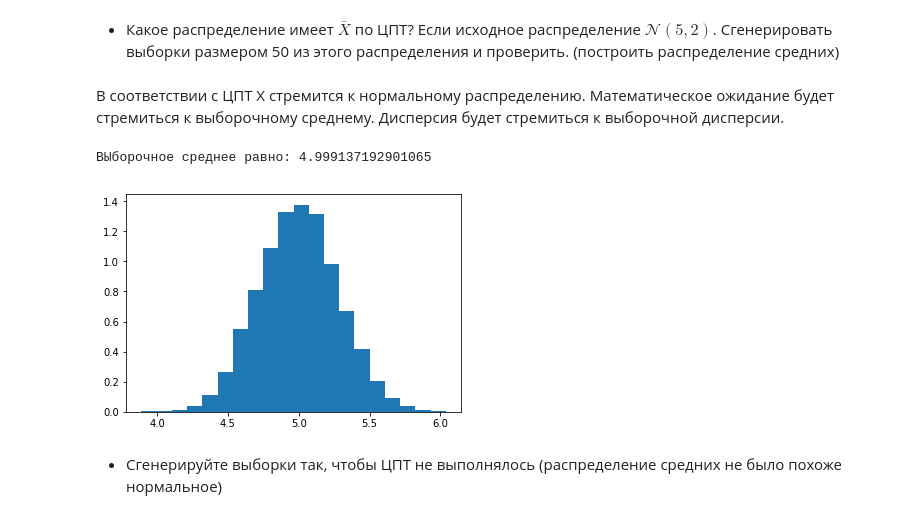
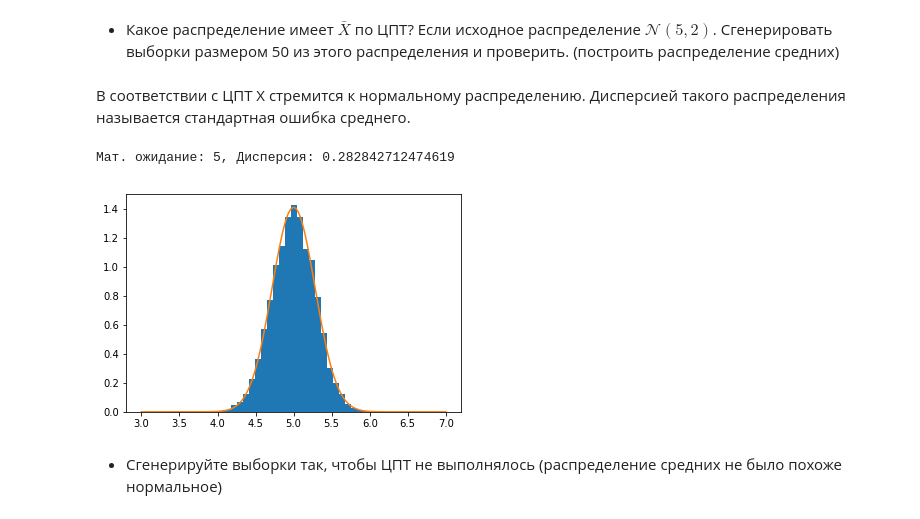
Before and after one commit to dsemen/netology, a Jupyter notebook: hw2_stats.ipynb, the cells around one changed output. Saved outputs shown, nothing was run; the diff lists cells and outputs as text; code cells hidden in the pictures.

```diff
--- a/hw2_stats.ipynb
+++ b/hw2_stats.ipynb
@@ -140,19 +140,31 @@ mean,var,med
 - Какое распределение имеет $\bar{X}$ по ЦПТ? Если исходное распределение $\mathcal{N}(5, 2)$. Сгенерировать выборки размером 50 из этого распределения и проверить. (построить распределение средних)
 # %% [markdown]
 В соответствии с ЦПТ Х стремится к нормальному распределению.
-Математическое ожидание будет стремиться к выборочному среднему.
-Дисперсия будет стремиться к выборочной дисперсии.
+Дисперсией такого распределения называется стандартная ошибка среднего.
 # %%
 #your code here
 norm_rv = stats.norm(5,2)
-mean = []
+
+x_means = list()
+
 for i in range(10000):
     sample = norm_rv.rvs(50)
-    mean.append(sample.mean())
-plt.hist(mean, 20, normed=True)
-print("ВЫборочное среднее равно: {}".format(np.array(mean).mean()))
+    x_means.append(sample.mean())
+
+
+x_means = np.array(x_means)
+
+x_means_mean = 5
+x_means_var = (2 / 50 ** 0.5)
+
+x = np.linspace(3, 7, 200)
+
+res = plt.hist(x = x_means, density = True, bins = 30)
+pdf = stats.norm(loc=x_means_mean, scale=x_means_var).pdf(x)
+plt.plot(x, pdf)
+print(f'Мат. ожидание: {x_means_mean}, Дисперсия: {x_means_var}')
 # %% [output]
-ВЫборочное среднее равно: 4.999137192901065
+Мат. ожидание: 5, Дисперсия: 0.282842712474619
-[figure, old version]
+[figure, new version]
 # %% [markdown]
 - Сгенерируйте выборки так, чтобы ЦПТ не выполнялось (распределение средних не было похоже нормальное)
```
Also changed, not shown: parts of 2 cells of this notebook.
